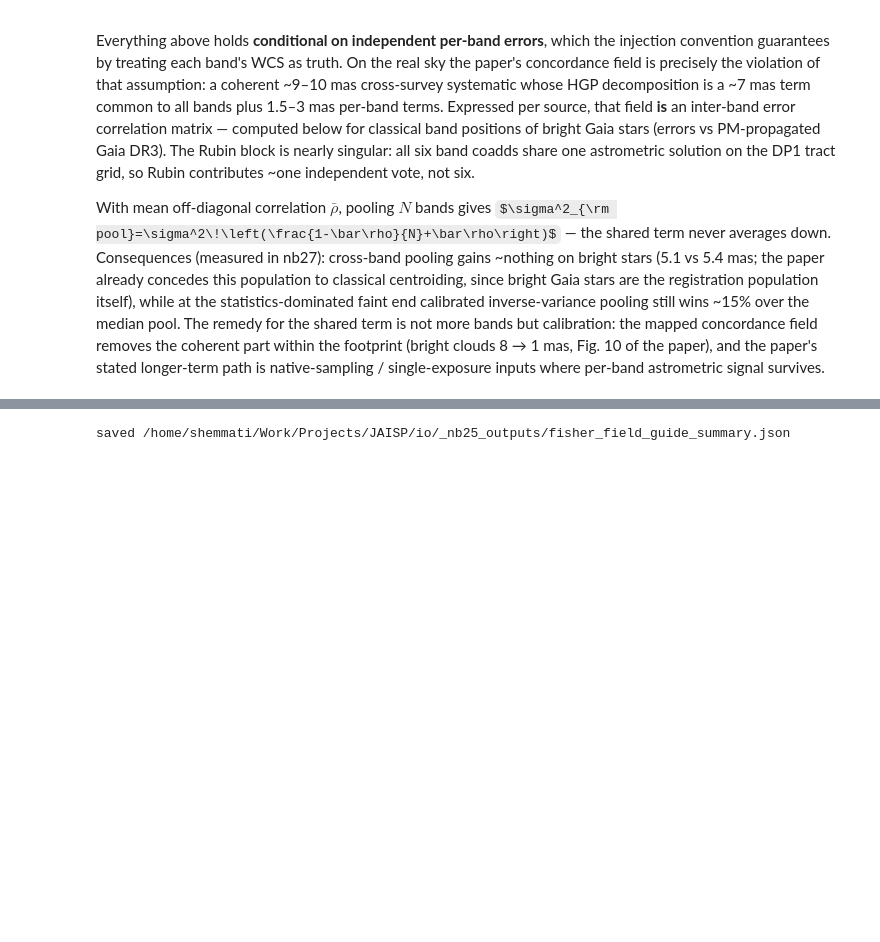
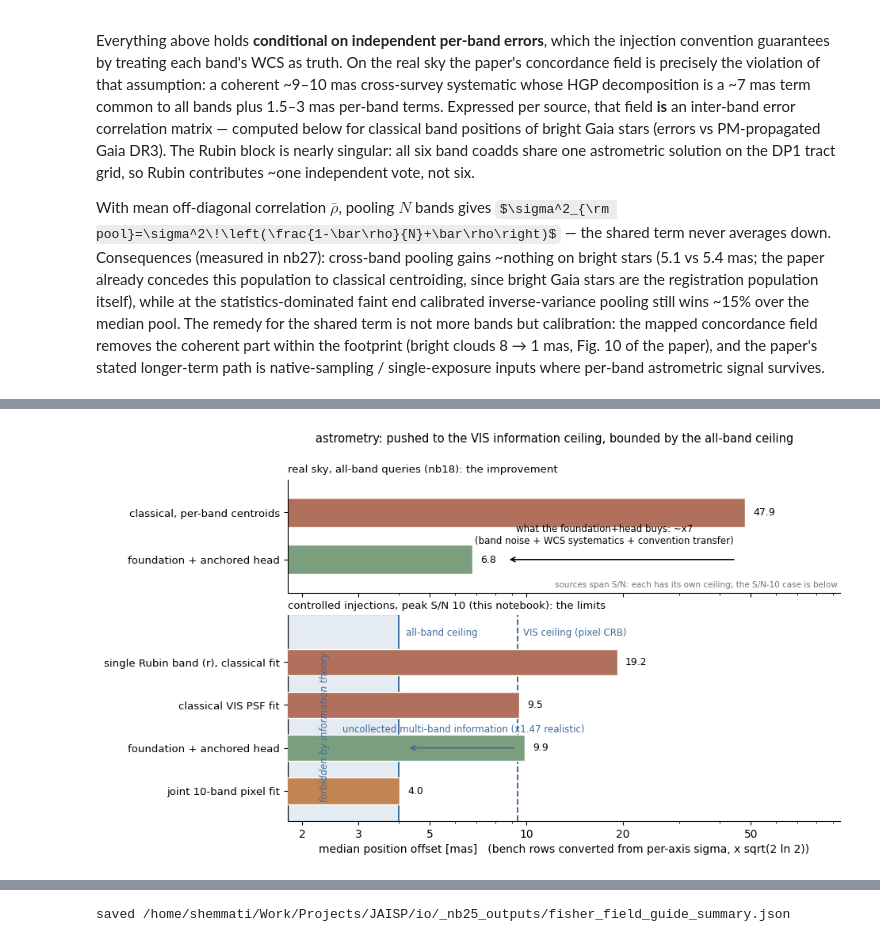
Before and after one commit to xoubish/JAISP, a Jupyter notebook: io/25_fisher_information_astrometry.ipynb, the cells around one changed output, grey strips where cells are left out. Drawn from its saved outputs; the diff is of its cells as text; code cells hidden in the pictures; some formulas as TeX source; blank space fills up the shorter version.

```diff
--- a/io/25_fisher_information_astrometry.ipynb
+++ b/io/25_fisher_information_astrometry.ipynb
@@ -656,7 +677,7 @@ calibration: the mapped concordance field removes the coherent part within the f
 (bright clouds 8 → 1 mas, Fig. 10 of the paper), and the paper's stated longer-term path
 is native-sampling / single-exposure inputs where per-band astrometric signal survives.
 # %%
-ARCH = REPO/'models/checkpoints/latent_position_q1_vissep/anchors_centernet_q1_vissep_sigma.npz'
+ARCH = REPO/'models/checkpoints/latent_position_v11_anchored/anchors_centernet_v11anchored_dedup.npz'
 da = np.load(ARCH, allow_pickle=True)
 AB = ['u', 'g', 'r', 'i', 'z', 'y', 'nisp_Y', 'nisp_J', 'nisp_H']
 cosd = np.cos(np.deg2rad(np.median(np.asarray(da['i_dec'], float))))
@@ -692,7 +713,8 @@ t_ = cKDTree(np.column_stack([np.asarray(mc['ra'], float)*cosd, np.asarray(mc['d
 dist, idx = t_.query(np.column_stack([posn.ra*cosd, posn.dec]), k=1)
 posn['vmag'] = np.where(dist*3600 < 0.5, np.asarray(mc['mag_vis'], float)[idx], np.nan)
 gaia = np.load(REPO/'data/gaia_ecdfs_astrometry_cache.npz', allow_pickle=True)
-EPOCH = 2024.83; dtp = EPOCH - float(np.asarray(gaia['ref_epoch']).ravel()[0])
+EPOCH = 2024.34  # Q1 self-cal epoch (nb32); DR1-era value was 2024.83
+dtp = EPOCH - float(np.asarray(gaia['ref_epoch']).ravel()[0])
 gra = np.asarray(gaia['ra'], float)+np.asarray(gaia['pmra'], float)*dtp/3.6e6/cosd
 gde = np.asarray(gaia['dec'], float)+np.asarray(gaia['pmdec'], float)*dtp/3.6e6
 tg = cKDTree(np.column_stack([np.asarray(gaia['ra'], float)*cosd, np.asarray(gaia['dec'], float)]))
@@ -753,0 +798,55 @@ that rung 3 re-expresses; `_nb25_outputs/` holds this notebook's figures and sum
+# %%
+# the story figure: big real-sky gains, hard information-theory limits
+RAW_SKY, HEAD_SKY = 47.9, 6.8   # nb18 (v11+anchored): per-band classical -> head, median offset [mas]
+K = np.sqrt(2*np.log(2))        # per-axis sigma -> median radial offset (isotropic Gaussian)
+vis_ceil, all_ceil = np.median(1/np.sqrt(F_pix_vis))*K, np.median(1/np.sqrt(F_pix_all))*K
+XL = (1.8, 95)
+
+fig, (ax0, ax1) = plt.subplots(2, 1, figsize=(9.0, 5.6), sharex=True,
+                               gridspec_kw={'height_ratios': [1.1, 2.0], 'hspace': 0.14})
+rows0 = [('classical, per-band centroids', RAW_SKY, '#b0705c'),
+         ('foundation + anchored head',    HEAD_SKY, '#7a9e7e')]
+for yi, (lab, v, c) in zip([1, 0], rows0):
+    ax0.barh(yi, v, height=0.62, color=c, edgecolor='white')
+    ax0.text(v*1.06, yi, f'{v:.1f}', va='center', fontsize=9)
+ax0.set_yticks([1, 0]); ax0.set_yticklabels([r[0] for r in rows0], fontsize=9.5)
+ax0.annotate('', xy=(HEAD_SKY*1.28, 0), xytext=(45, 0), arrowprops=dict(arrowstyle='->', lw=1.2))
+ax0.text(17.5, 0.33, 'what the foundation+head buys: ~x7\n(band noise + WCS systematics + convention transfer)',
+         fontsize=8.5, ha='center')
+ax0.text(XL[1]*0.98, -0.62, 'sources span S/N: each has its own ceiling; the S/N-10 case is below',
+         fontsize=7.5, color='0.45', ha='right', va='bottom')
+ax0.set_ylim(-0.7, 1.7)
+ax0.set_title('real sky, all-band queries (nb18): the improvement', fontsize=9.5, loc='left')
+
+rbi = ALL_BANDS.index('rubin_r')
+rows1 = [('single Rubin band (r), classical fit', np.nanmedian(sig_band[rbi])*K, '#b0705c'),
+         ('classical VIS PSF fit',                np.nanmedian(sig_cls)*K,       '#b0705c'),
+         ('foundation + anchored head',           np.median(sig_head)*K,         '#7a9e7e'),
+         ('joint 10-band pixel fit',              np.nanmedian(sig_joint)*K,     '#c08552')]
+ys1 = [3, 2, 1, 0]
+for yi, (lab, v, c) in zip(ys1, rows1):
+    ax1.barh(yi, v, height=0.62, color=c, edgecolor='white', zorder=3)
+    ax1.text(v*1.06, yi, f'{v:.1f}', va='center', fontsize=9, zorder=4)
+ax1.set_yticks(ys1); ax1.set_yticklabels([r[0] for r in rows1], fontsize=9.5)
+ax1.axvline(vis_ceil, color='#3d6b9e', lw=1.4, ls='--', zorder=2)
+ax1.axvline(all_ceil, color='#3d6b9e', lw=1.4, zorder=2)
+ax1.axvspan(XL[0], all_ceil, color='#3d6b9e', alpha=0.13, zorder=1)
+ax1.text(vis_ceil*1.04, 3.62, 'VIS ceiling (pixel CRB)', fontsize=8.5, color='#3d6b9e')
+ax1.text(all_ceil*1.05, 3.62, 'all-band ceiling', fontsize=8.5, color='#3d6b9e')
+ax1.text(2.35, 1.5, 'forbidden by information theory', fontsize=8.5, color='#3d6b9e',
+         ha='center', va='center', style='italic', rotation=90, zorder=4)
+ax1.annotate('', xy=(all_ceil*1.06, 1), xytext=(np.median(sig_head)*K*0.94, 1),
+             arrowprops=dict(arrowstyle='->', color='#3d6b9e', lw=1.2))
+ax1.text(6.35, 1.32, 'uncollected multi-band information (x1.47 realistic)',
+         fontsize=8.5, ha='center', va='bottom', color='#3d6b9e')
+ax1.set_ylim(-0.7, 4.1)
+ax1.set_title('controlled injections, peak S/N 10 (this notebook): the limits', fontsize=9.5, loc='left')
+ax1.set_xscale('log'); ax1.set_xlim(*XL)
+ax1.set_xticks([2, 3, 5, 10, 20, 50]); ax1.set_xticklabels(['2', '3', '5', '10', '20', '50'])
+ax1.set_xlabel('median position offset [mas]   (bench rows converted from per-axis sigma, x sqrt(2 ln 2))')
+for a in (ax0, ax1): a.spines[['top', 'right']].set_visible(False)
+fig.suptitle('astrometry: pushed to the VIS information ceiling, bounded by the all-band ceiling',
+             fontsize=10.5, y=0.985)
+plt.savefig(OUT/'fisher_ladder_story.png', dpi=150, bbox_inches='tight'); plt.show()
+# %% [output]
+[figure, added]
```
Also changed, not shown: parts of 16 cells of this notebook, 39 other files.
